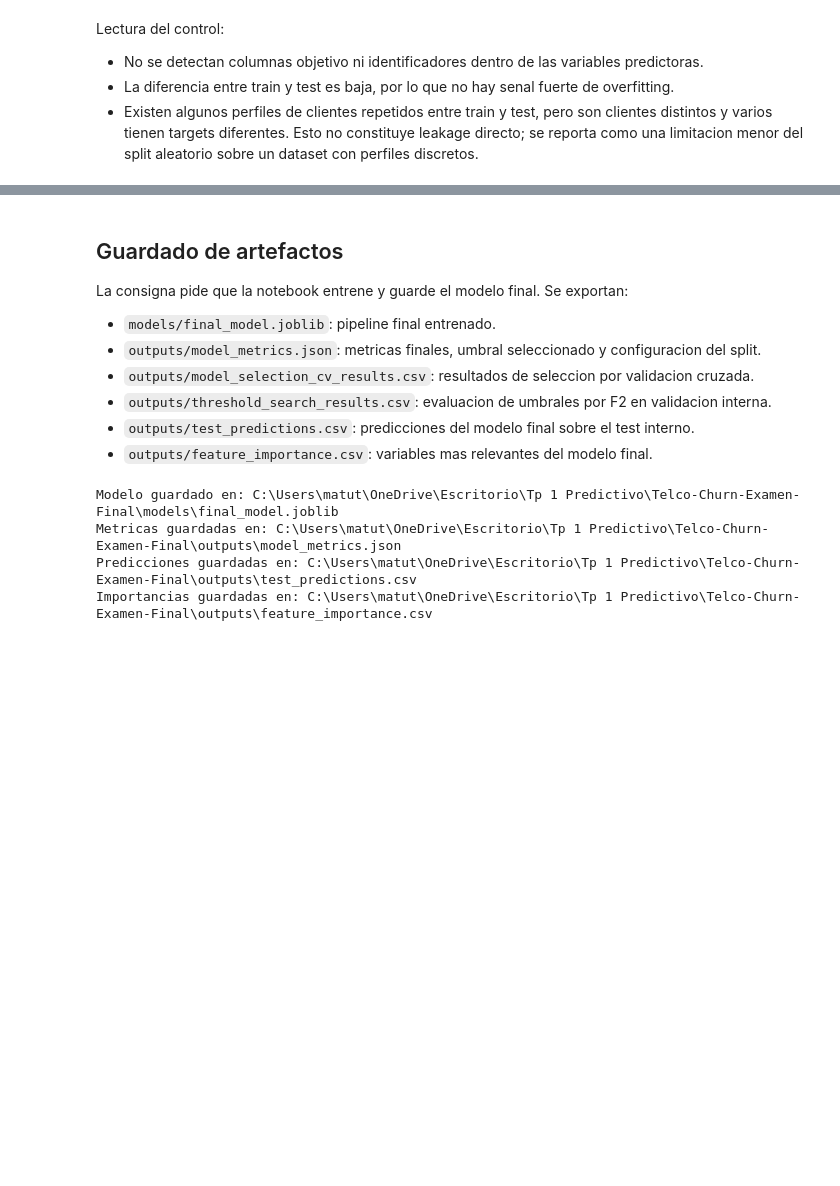
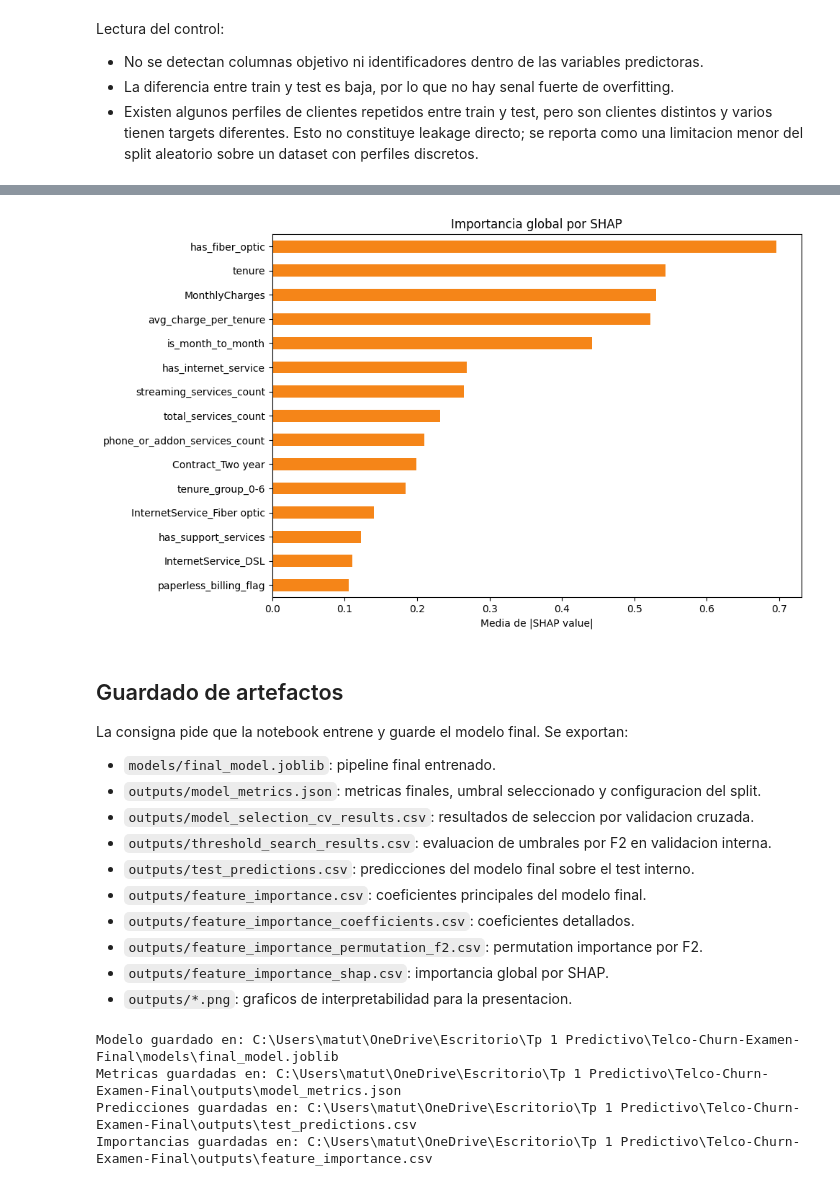
Before and after one commit to matigold22/Final_Predictiva, a Jupyter notebook: notebooks/01_train_final_model.ipynb, the cells around one changed output, grey strips where cells are left out. Drawn from its saved outputs; the diff is of its cells as text; code cells hidden in the pictures; blank space fills up the shorter version.

```diff
--- a/notebooks/01_train_final_model.ipynb
+++ b/notebooks/01_train_final_model.ipynb
@@ -688,0 +778,20 @@ if importance["abs_importance"].notna().any():
+# %%
+X_test_transformed = final_model.named_steps["preprocessor"].transform(X_test)
+if not isinstance(X_test_transformed, np.ndarray):
+    X_test_transformed = X_test_transformed.toarray()
+
+# Muestra acotada para que la notebook siga siendo rapida y reproducible.
+shap_sample_size = min(1000, X_test_transformed.shape[0])
+X_shap = X_test_transformed[:shap_sample_size]
+
+explainer = shap.LinearExplainer(model_step, X_shap)
+shap_values = explainer(X_shap)
+shap_array = shap_values.values
+
+shap_importance = pd.DataFrame({
+    "feature": clean_feature_names,
+    "mean_abs_shap": np.abs(shap_array).mean(axis=0),
+}).sort_values("mean_abs_shap", ascending=False)
+
+shap_importance.to_csv(OUTPUTS_DIR / "feature_importance_shap.csv", index=False)
+shap_importance.head(20)
@@ -689,3 +816,21 @@ if importance["abs_importance"].notna().any():
+# %%
+top_shap = shap_importance.head(15).sort_values("mean_abs_shap")
+ax = top_shap.plot(
+    kind="barh",
+    x="feature",
+    y="mean_abs_shap",
+    figsize=(10, 6),
+    legend=False,
+    color="#F58518",
+)
+ax.set_title("Importancia global por SHAP")
+ax.set_xlabel("Media de |SHAP value|")
+ax.set_ylabel("")
+plt.tight_layout()
+plt.savefig(OUTPUTS_DIR / "feature_importance_shap.png", dpi=160, bbox_inches="tight")
+plt.show()
+# %% [output]
+[figure, added]
 # %% [markdown]
 ## Guardado de artefactos
 
@@ -696,7 +841,11 @@ La consigna pide que la notebook entrene y guarde el modelo final. Se exportan:
 - `outputs/model_selection_cv_results.csv`: resultados de seleccion por validacion cruzada.
 - `outputs/threshold_search_results.csv`: evaluacion de umbrales por F2 en validacion interna.
 - `outputs/test_predictions.csv`: predicciones del modelo final sobre el test interno.
-- `outputs/feature_importance.csv`: variables mas relevantes del modelo final.
+- `outputs/feature_importance.csv`: coeficientes principales del modelo final.
+- `outputs/feature_importance_coefficients.csv`: coeficientes detallados.
+- `outputs/feature_importance_permutation_f2.csv`: permutation importance por F2.
+- `outputs/feature_importance_shap.csv`: importancia global por SHAP.
+- `outputs/*.png`: graficos de interpretabilidad para la presentacion.
 # %%
 model_path = MODELS_DIR / "final_model.joblib"
 metrics_path = OUTPUTS_DIR / "model_metrics.json"
```
Also changed, not shown: parts of 8 cells of this notebook, 8 other files.
